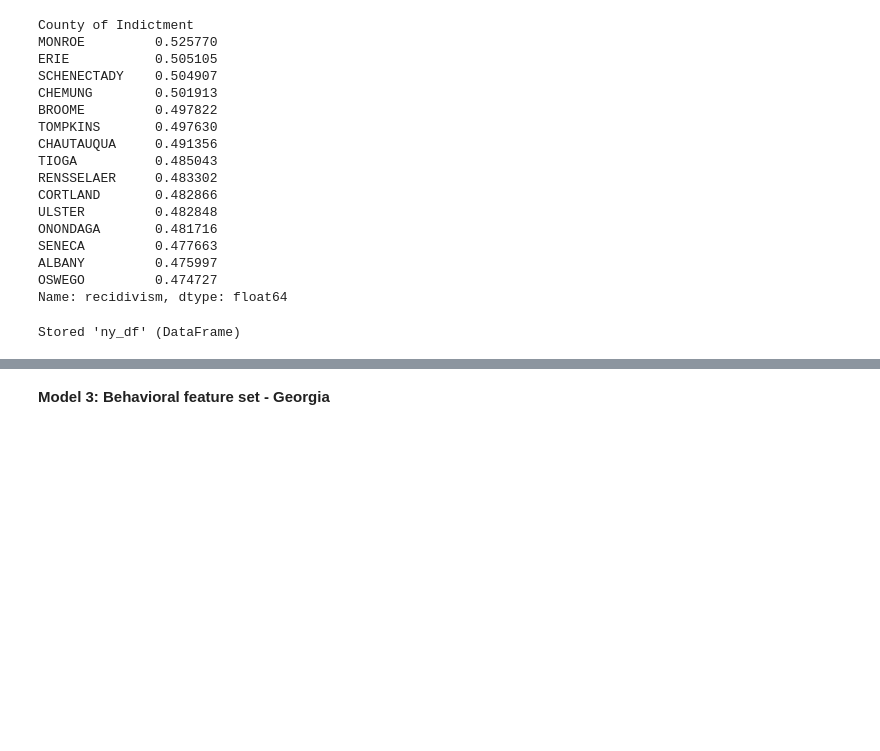
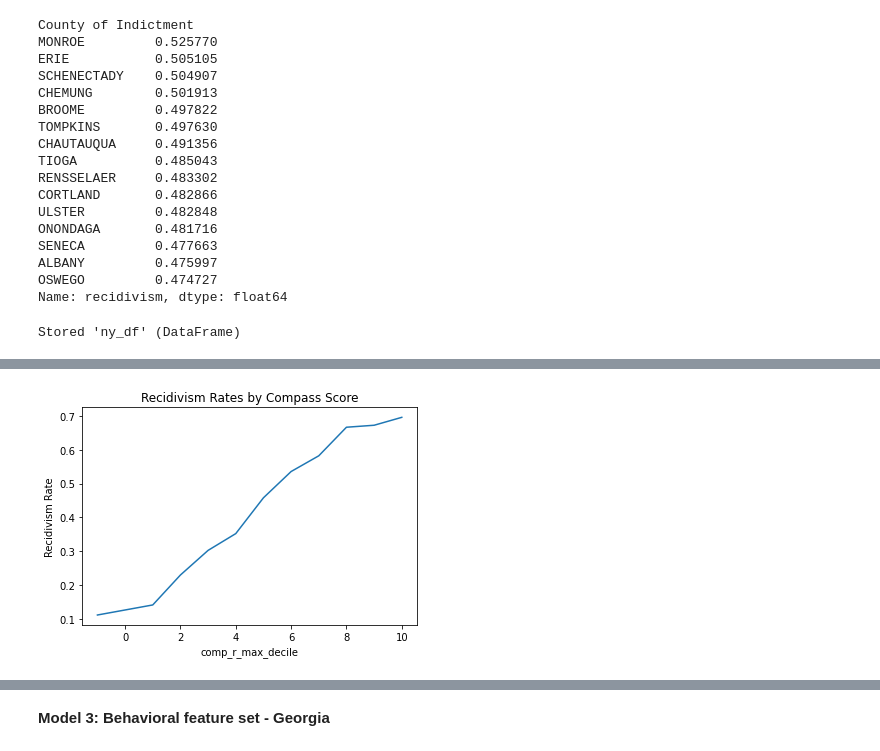
Before and after one commit to ga-dsi-822-group4/recidivism, a Jupyter notebook: notebooks/02_eda.ipynb, the cells around one changed output, grey strips where cells are left out. Drawn from its saved outputs; the diff is of its cells as text; code cells hidden in the pictures; blank space fills up the shorter version.

```diff
--- a/notebooks/02_eda.ipynb
+++ b/notebooks/02_eda.ipynb
@@ -195,0 +197,3 @@ Stored 'ny_df' (DataFrame)
+# %%
+fl = pd.read_csv('../data/FL/FL_final.csv')
+fl.head()
@@ -195,0 +208,6 @@ Stored 'ny_df' (DataFrame)
+# %%
+fl.groupby(['comp_r_max_decile'])['recidivism'].mean().sort_values(ascending = False).plot()
+plt.ylabel('Recidivism Rate')
+plt.title('Recidivism Rates by Compass Score');
+# %% [output]
+[figure, added]
```
Also changed, not shown: parts of 9 cells of this notebook, 4 other files.
